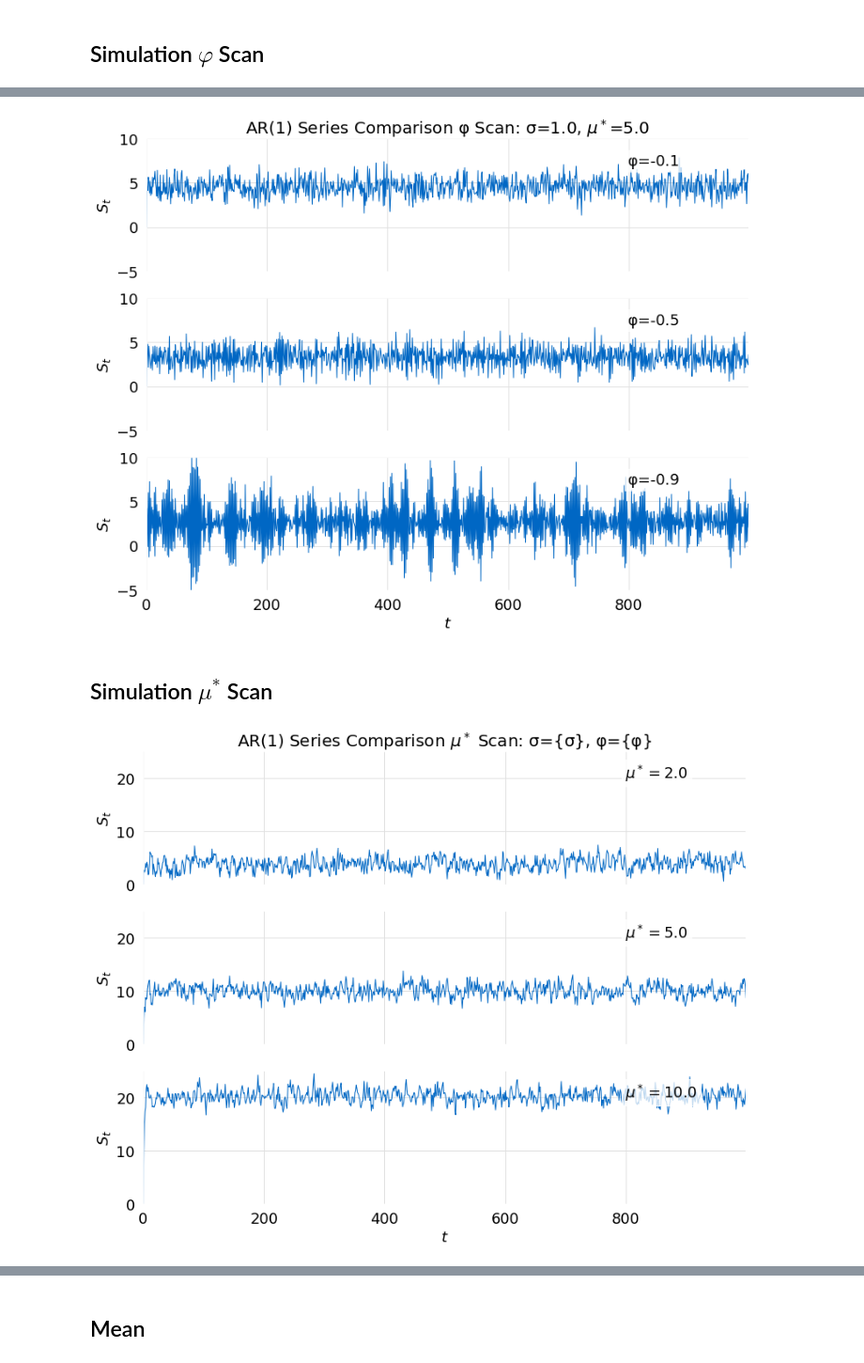
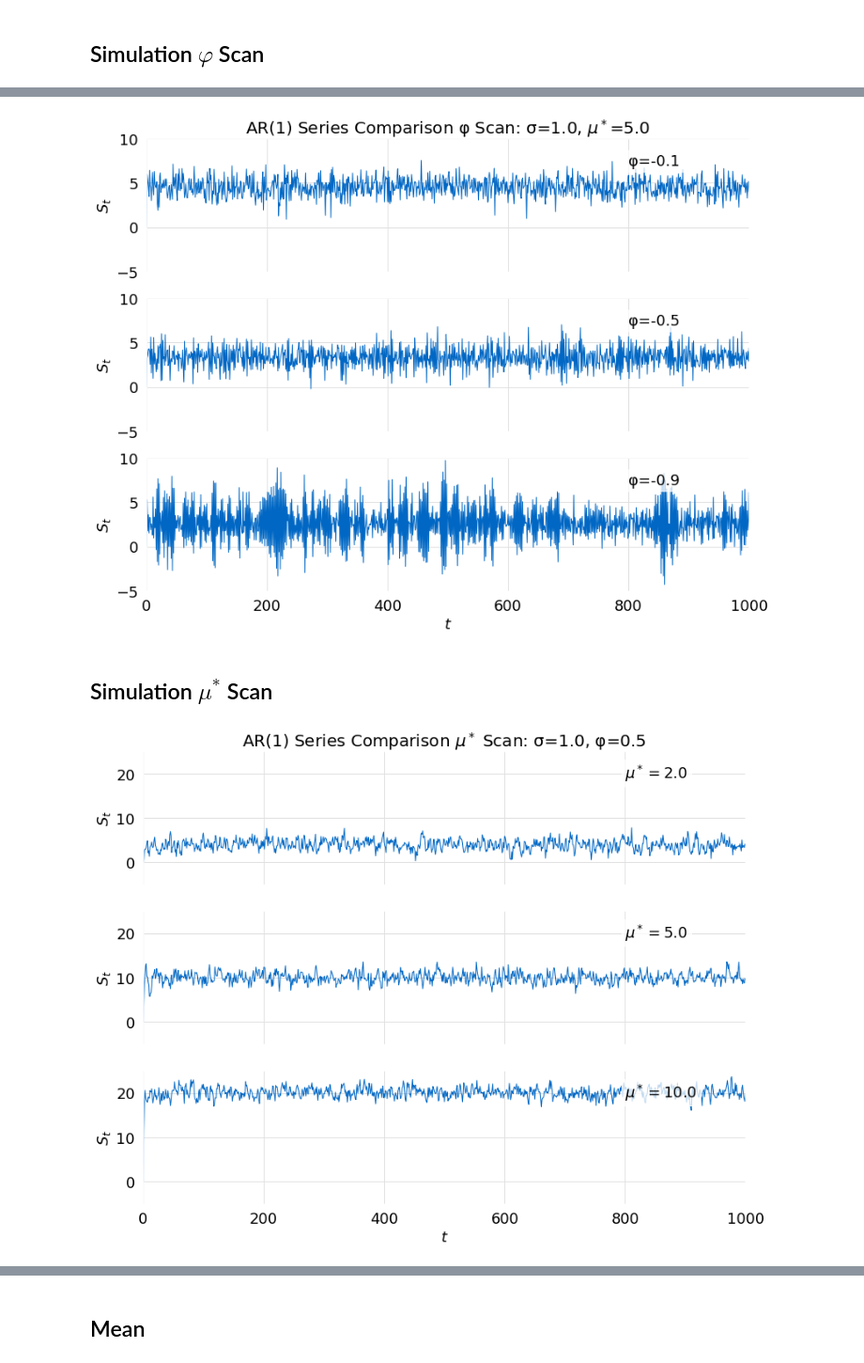
Before and after one commit to glyfish/alef, a Jupyter notebook: notebooks/random_processes/ar1_with_offset.ipynb, the cells around one changed output, grey strips where cells are left out. Shown at 94% size. Saved outputs shown, nothing was run; the diff lists cells and outputs as text; code cells hidden in the pictures.

Commit message:
atarted ar1 offset notebook

```diff
--- a/notebooks/random_processes/ar1_with_offset.ipynb
+++ b/notebooks/random_processes/ar1_with_offset.ipynb
@@ -58,23 +55,25 @@ pyplot.style.use(config.glyfish_style)
 σ = 1.0
 nsample = 1000
 
-def plot_labels_φ(φ):
-    return [f"φ={val}" for val in φ]
+def cumu_mean_plot(φ, σ, μ, nsample, title):
+    ar = DataSource.create_source_type(SourceType.AR_OFFSET, φ=[φ], μ=μ, σ=σ, xmax=nsample)
+    data = DataFunc.apply_func_type(ar, DataType.CUMU_MEAN)
+    cumulative(data, CumuPlotType.AR1_OFFSET_MEAN, title=title, title_offset=1.025, φ=φ, μ=μ)
 
-def plot_labels_μ(μ):
-    return [r"$μ^*=$" + f"{val}" for val in μ]
+def cumu_sd_plot(φ, σ, μ, nsample, title):
+    ar = DataSource.create_source_type(SourceType.AR_OFFSET, φ=[φ], μ=μ, σ=σ, xmax=nsample)
+    data = DataFunc.apply_func_type(ar, DataType.CUMU_SD)
+    cumulative(data, CumuPlotType.AR1_OFFSET_SD, title=title, title_offset=1.025, φ=φ, σ=σ)
 
-def ar1_series_φ(φ_vals, μ):
-    series = []
-    for φ in φ_vals:
-        series.append(arima.arp_offset([φ], μ, nsample, σ))
-    return series
+def comparison_plot_μ(μ_vals, ylim, title, *params):
+    labels = [r"$μ^*=$" + f"{val}" for val in μ_vals]
+    scan = DataSource.create_parameter_scan(SourceType.AR_OFFSET, *params)
+    stack(scan, ylim=ylim, title=title, labels=labels, plot_type=DataPlotType.TIME_SERIES)
 
-def ar1_series_μ(φ, μ_vals):
-    series = []
-    for μ in μ_vals:
-        series.append(arima.arp_offset([φ], μ, nsample, σ))
-    return series
+def comparison_plot_φ(φ_vals, ylim, title, *params):
+    labels = [f"φ={val}" for val in φ_vals]
+    scan = DataSource.create_parameter_scan(SourceType.AR_OFFSET, *params)
+    stack(scan, ylim=ylim, title=title, labels=labels, plot_type=DataPlotType.TIME_SERIES)
 # %% [markdown]
 ## Simulation $\varphi$ Scan
 # %%
@@ -89,21 +87,19 @@ stack(series, ylim=[0.0, 60.0], title=title, labels=labels, plot_type=DataPlotTy
 # %%
 μ = 5.0
 title = f"AR(1) Series Comparison φ Scan: σ={σ}, " + r"$μ^*$=" + f"{μ}"
-φ = numpy.array([-0.1, -0.5, -0.9])
-labels = plot_labels_φ(φ)
-series = ar1_series_φ(φ, μ)
-stack(series, ylim=[-5.0, 10.0], title=title, labels=labels, plot_type=DataPlotType.TIME_SERIES)
+φ_vals = [-0.1, -0.5, -0.9]
+params = [{"φ": [φ], "σ": σ, "μ": μ, "xmax": nsample} for φ in φ_vals]
+comparison_plot_φ(φ_vals, [-5.0, 10.0], title, *params)
 # %% [output]
-[figure, old version]
+[figure, new version]
 # %% [markdown]
 ## Simulation $\mu^*$ Scan
 # %%
 φ = 0.5
-title = f"AR(1) Series Comparison " + r"$\mu^*$" + " Scan: σ={σ}, φ={φ}"
-μ = numpy.array([2.0, 5.0, 10.0])
-labels = plot_labels_μ(μ)
-series = ar1_series_μ(φ, μ)
-stack(series, ylim=[0.0, 25.0], title=title, labels=labels, plot_type=DataPlotType.TIME_SERIES)
+title = f"AR(1) Series Comparison " + r"$\mu^*$" + f" Scan: σ={σ}, φ={φ}"
+μ_vals = [2.0, 5.0, 10.0]
+params = [{"φ": [φ], "σ": σ, "μ": μ, "xmax": nsample} for μ in μ_vals]
+comparison_plot_μ(μ_vals, [-5.0, 25.0], title, *params)
 # %% [output]
-[figure, old version]
+[figure, new version]
 # %%
```
Also changed, not shown: parts of 11 cells of this notebook, 1 other file.
